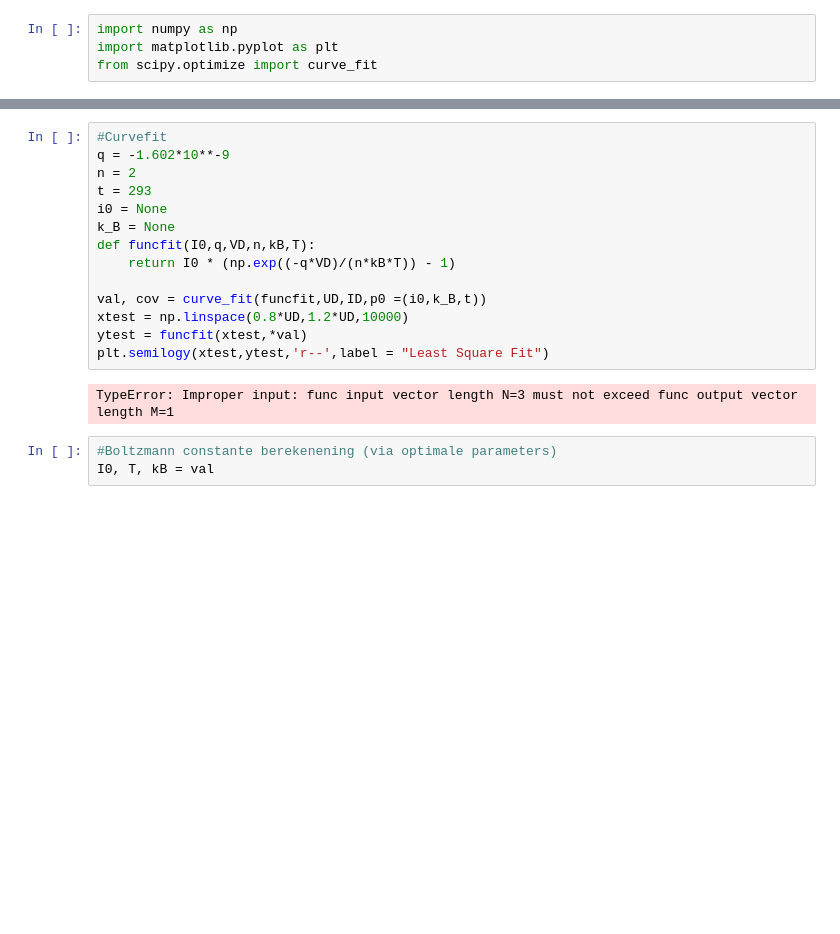
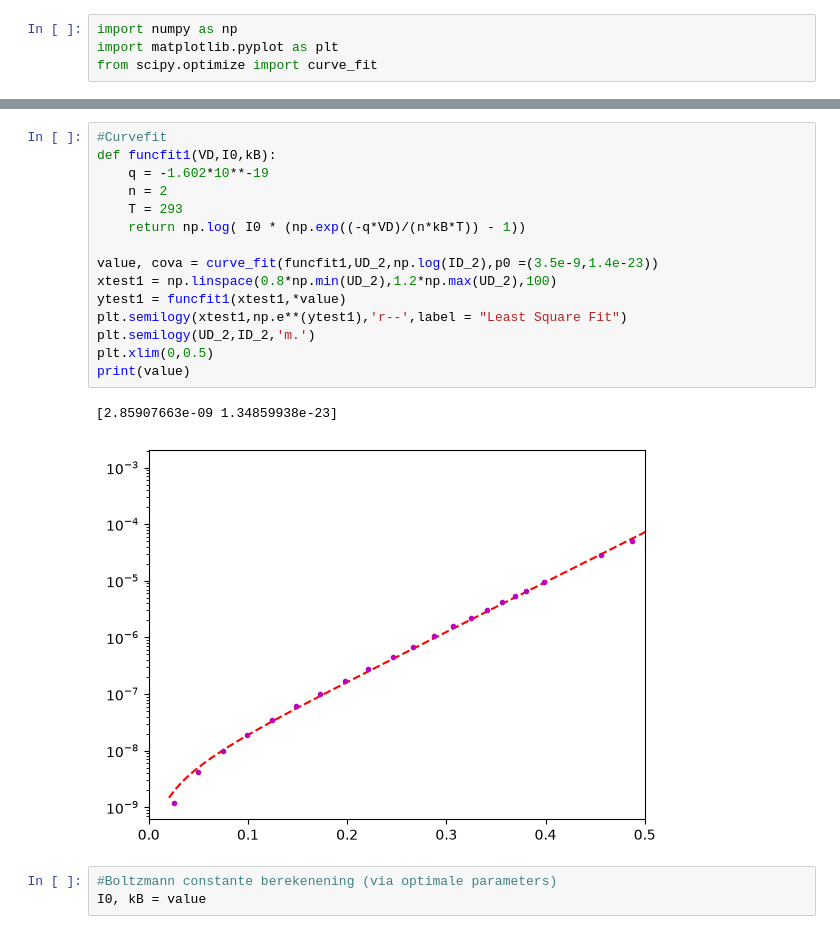
Before and after one commit to Sietse6812953/Boltzmann-Lab, a Jupyter notebook: Iteratie Script.ipynb, the cells around one changed output, grey strips where cells are left out. Drawn from its saved outputs; the diff is of its cells as text; blank space fills up the shorter version.

```diff
--- a/Iteratie Script.ipynb
+++ b/Iteratie Script.ipynb
@@ -49,22 +87,24 @@ print(UD)
 # %%
 #Curvefit
-q = -1.602*10**-9
-n = 2
-t = 293
-i0 = None
-k_B = None
-def funcfit(I0,q,VD,n,kB,T):
-    return I0 * (np.exp((-q*VD)/(n*kB*T)) - 1)
+def funcfit1(VD,I0,kB):
+    q = -1.602*10**-19
+    n = 2
+    T = 293
+    return np.log( I0 * (np.exp((-q*VD)/(n*kB*T)) - 1))
 
-val, cov = curve_fit(funcfit,UD,ID,p0 =(i0,k_B,t))
-xtest = np.linspace(0.8*UD,1.2*UD,10000)
-ytest = funcfit(xtest,*val)
-plt.semilogy(xtest,ytest,'r--',label = "Least Square Fit")
+value, cova = curve_fit(funcfit1,UD_2,np.log(ID_2),p0 =(3.5e-9,1.4e-23))
+xtest1 = np.linspace(0.8*np.min(UD_2),1.2*np.max(UD_2),100)
+ytest1 = funcfit1(xtest1,*value)
+plt.semilogy(xtest1,np.e**(ytest1),'r--',label = "Least Square Fit")
+plt.semilogy(UD_2,ID_2,'m.')
+plt.xlim(0,0.5)
+print(value)
 # %% [output]
-TypeError: Improper input: func input vector length N=3 must not exceed func output vector length M=1
+[2.85907663e-09 1.34859938e-23]
+[figure, added]
 # %%
 #Boltzmann constante berekenening (via optimale parameters)
-I0, T, kB = val
+I0, kB = value
 # %%
 #Berekening van kB via b grootheid
 b = None
```
Also changed, not shown: parts of 4 cells of this notebook.
